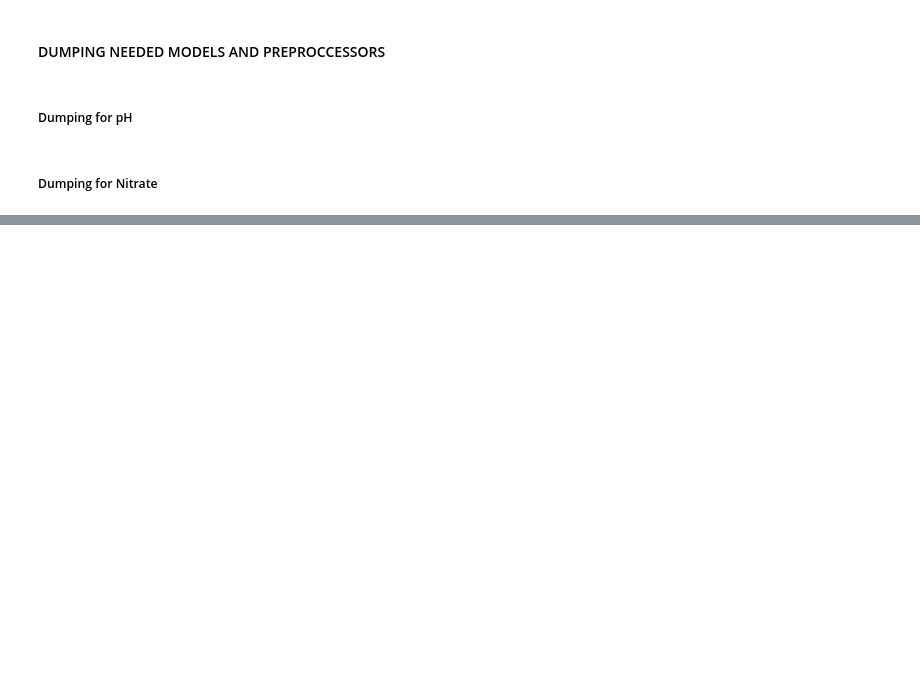
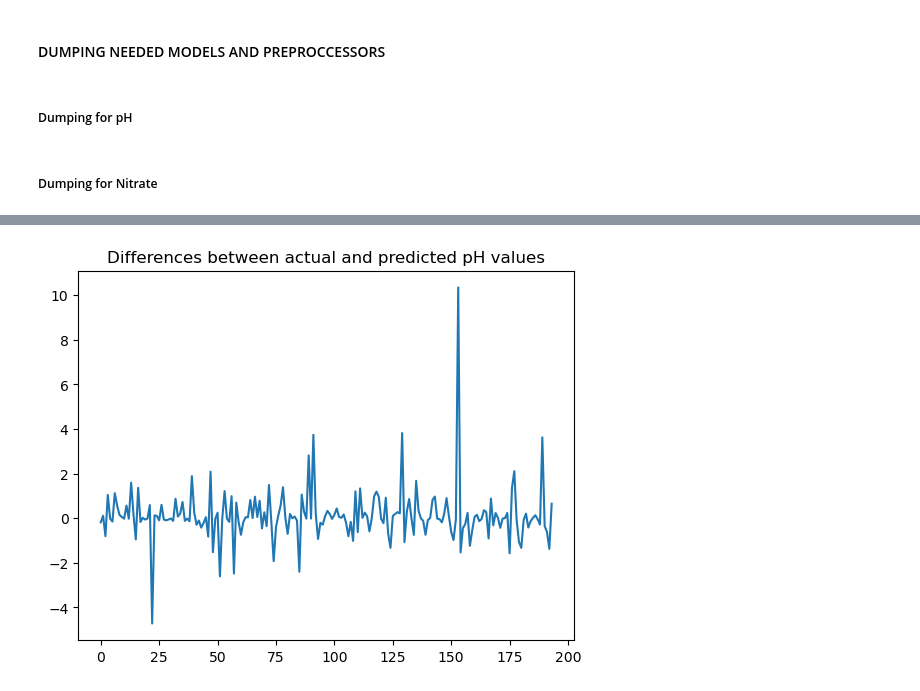
Before and after one commit to usmanadaudu/water_potability_prediction_web_app, a Jupyter notebook: notebooks/Water_potability_model5.ipynb, the cells around one changed output, grey strips where cells are left out. Saved outputs shown, nothing was run; the diff lists cells and outputs as text; code cells hidden in the pictures; blank space fills up the shorter version.

```diff
--- a/notebooks/Water_potability_model5.ipynb
+++ b/notebooks/Water_potability_model5.ipynb
@@ -2181,0 +2023,7 @@ plt.title('Differences between actual and predicted pH values');
+# %%
+diff_do = y_pred_do - y_val
+# %%
+plt.plot(range(len(diff_do)),diff_do)
+plt.title('Differences between actual and predicted pH values');
+# %% [output]
+[figure, added]
```
Also changed, not shown: parts of 172 cells of this notebook.
